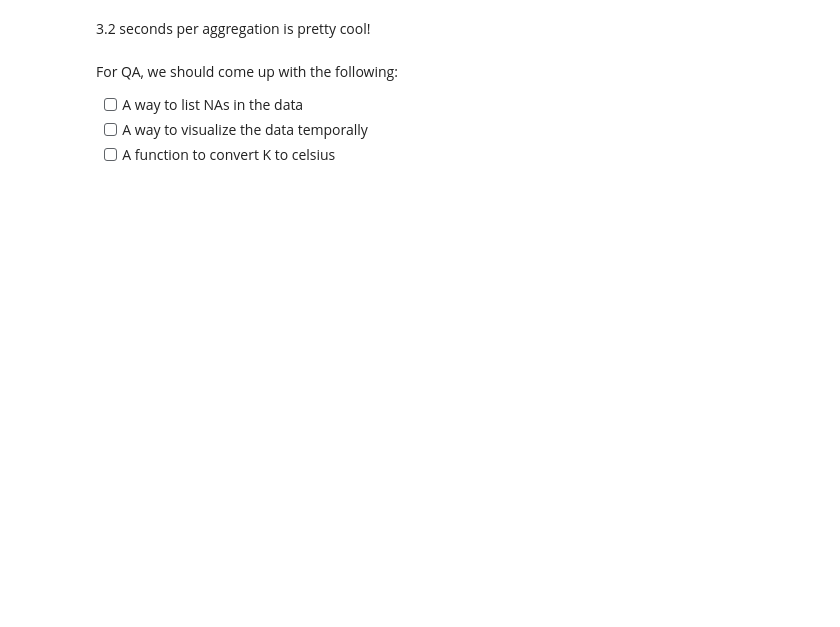
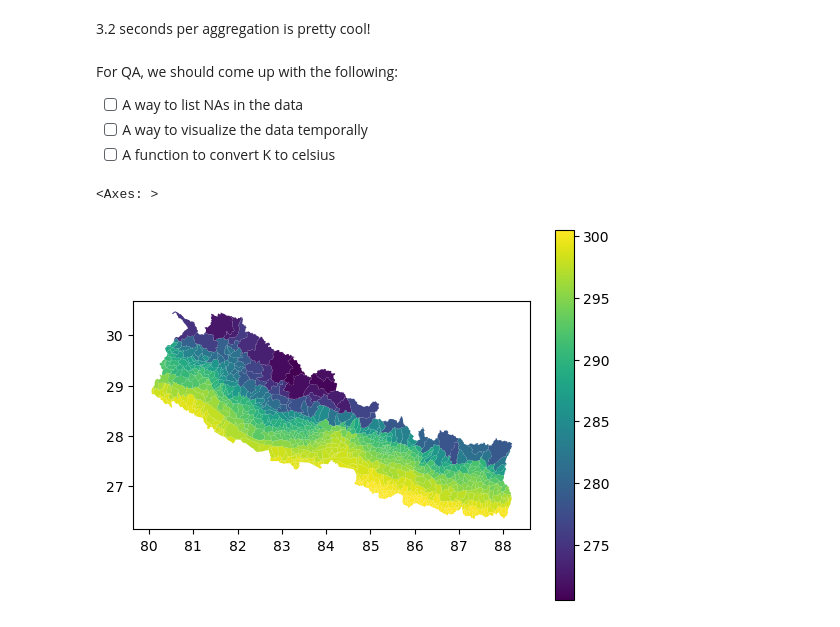
Before and after one commit to NSAPH-Data-Processing/era5_sandbox, a Jupyter notebook: notes/02_aggregate.ipynb, the cells around one changed output. Saved outputs shown, nothing was run; the diff lists cells and outputs as text; code cells hidden in the pictures; blank space fills up the shorter version.

Commit message:
Added the Nepal dataset to the pipeline for Modify Pipeline for Nepal NSAPH-Data-Processing/era5_sandbox#9

```diff
--- a/notes/02_aggregate.ipynb
+++ b/notes/02_aggregate.ipynb
@@ -506,3 +520,10 @@ def aggregate_data(
+# %%
+parquet_file = gpd.read_parquet(here() / "data/testing/test_nepal_aggregation.parquet")
+# %%
+parquet_file.plot(column="t2m", legend=True)
+# %% [output]
+<Axes: >
+[figure, added]
 # %%
 #| export
 @hydra.main(version_base=None, config_path="../../conf", config_name="config")
```
Also changed, not shown: parts of 3 cells of this notebook, 8 other files.
